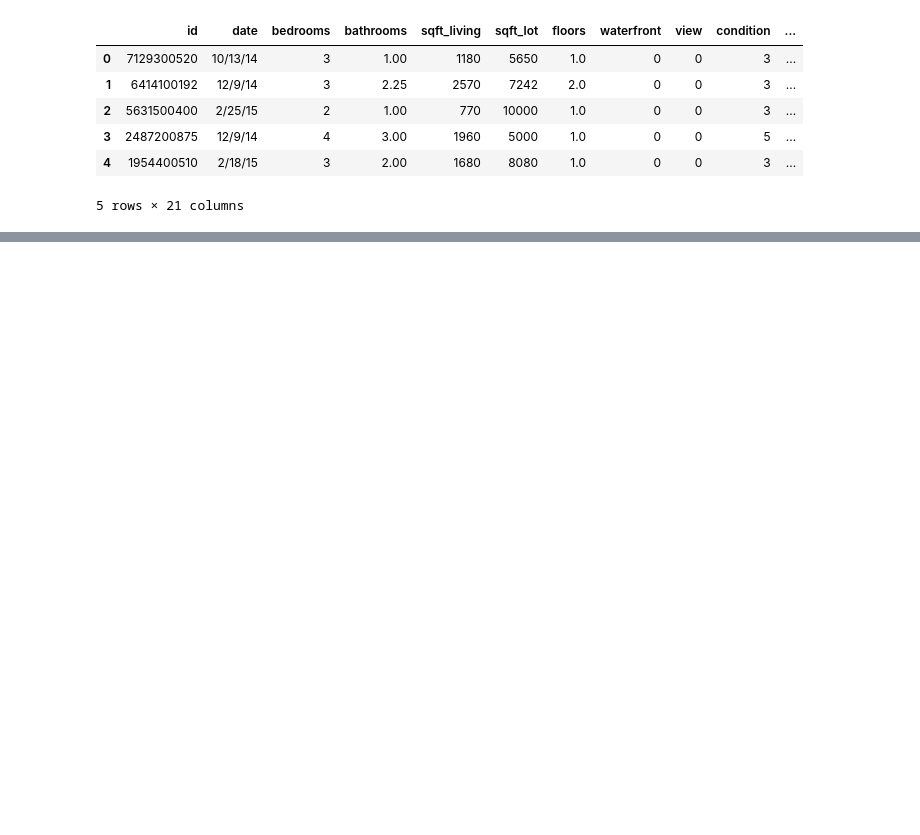
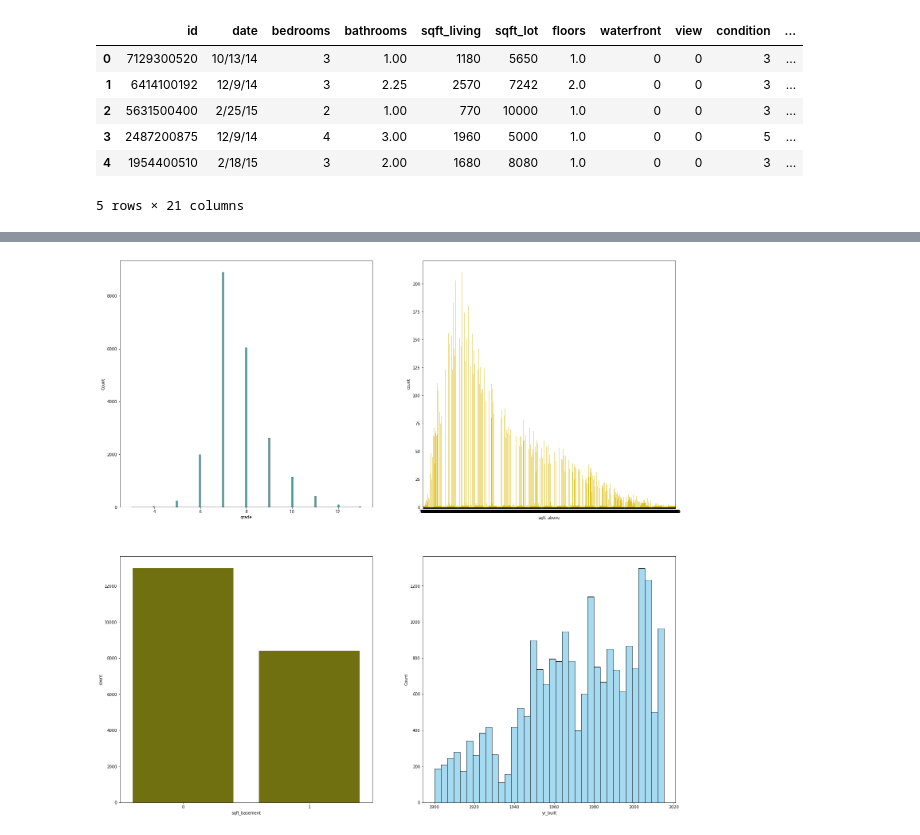
Before and after one commit to Caparisun/Linear_Regression_Project, a Jupyter notebook: Notebooks_and_data/Refinement.ipynb, the cells around one changed output, grey strips where cells are left out. Saved outputs shown, nothing was run; the diff lists cells and outputs as text; code cells hidden in the pictures; blank space fills up the shorter version.

```diff
--- a/Notebooks_and_data/Refinement.ipynb
+++ b/Notebooks_and_data/Refinement.ipynb
@@ -46,0 +273,8 @@ df.head()
+# %%
+f, axes = plt.subplots(2, 2, figsize=(25, 25), sharex=False);
+sns.histplot(x=df["grade"] , color="teal", ax=axes[0, 0]);
+sns.countplot(x=df["sqft_above"] , color="gold", ax=axes[0, 1]);
+sns.countplot(x=df["sqft_basement"], color="olive", ax=axes[1, 0]);
+sns.histplot(x=df["yr_built"] , color="skyblue", ax=axes[1, 1]);
+# %% [output]
+[figure, added]
```
Also changed, not shown: parts of 106 cells of this notebook, 1 other file.
